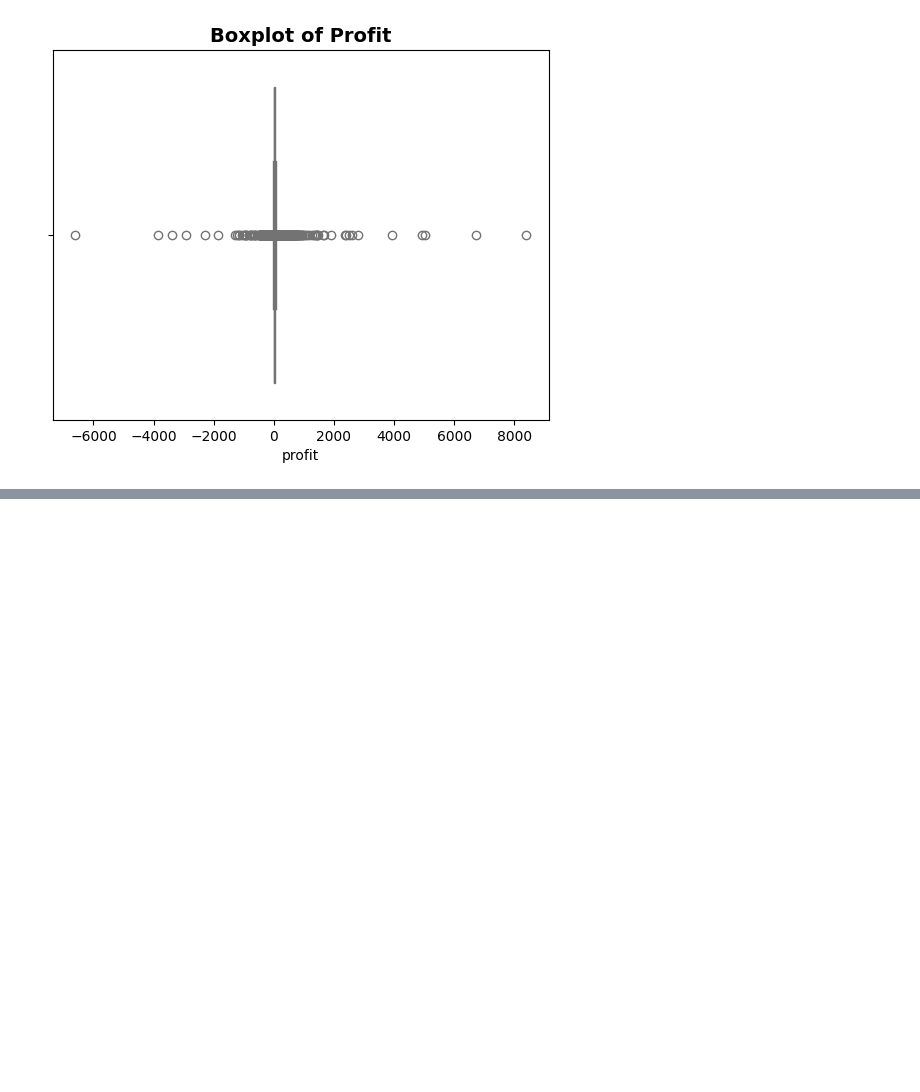
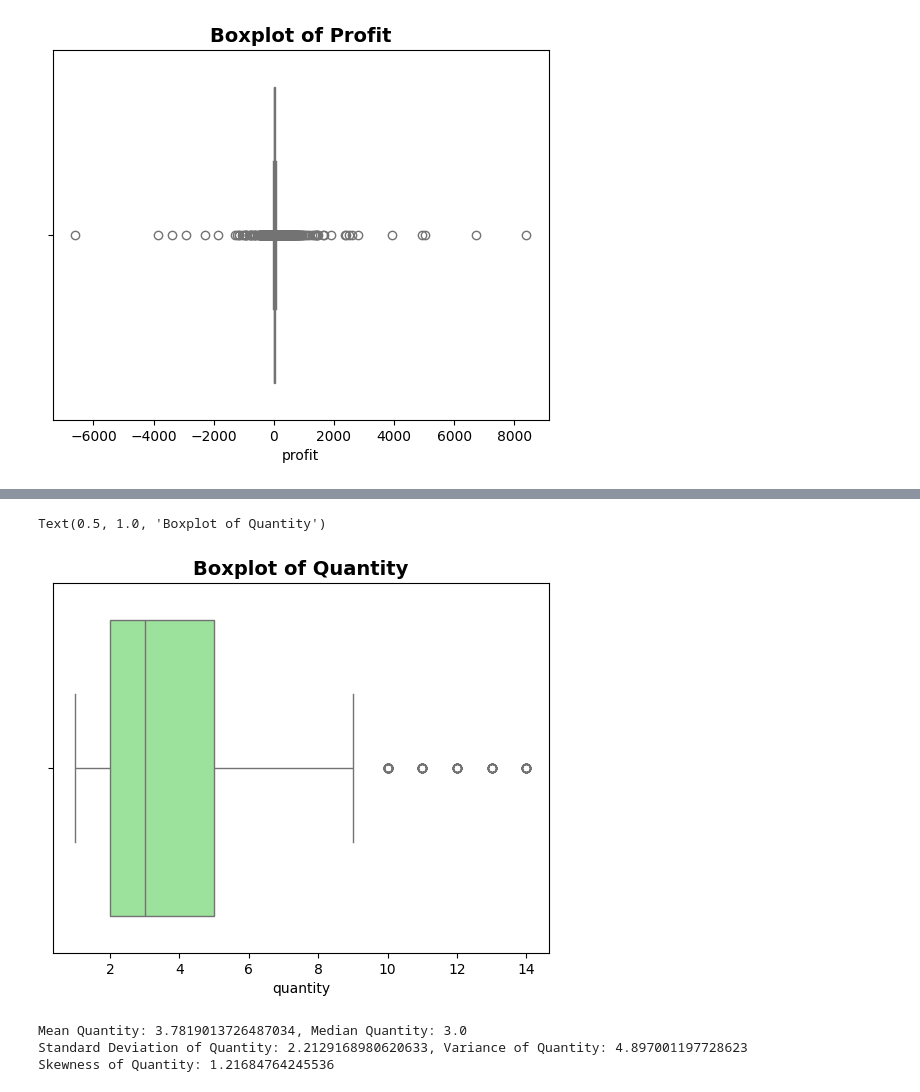
Before and after one commit to anish00ti/EDA-on-sales, a Jupyter notebook: notebook/understand_and_cleaning_data.ipynb, the cells around one changed output, grey strips where cells are left out. Drawn from its saved outputs; the diff is of its cells as text; code cells hidden in the pictures; blank space fills up the shorter version.

```diff
--- a/notebook/understand_and_cleaning_data.ipynb
+++ b/notebook/understand_and_cleaning_data.ipynb
@@ -313,0 +352,20 @@ Text(0.5, 1.0, 'Boxplot of Profit')
+# %%
+sns.boxplot(x=df['quantity'], color='lightgreen')
+plt.title("Boxplot of Quantity", fontsize=14, fontweight='bold')
+# %% [output]
+Text(0.5, 1.0, 'Boxplot of Quantity')
+[figure, added]
+# %%
+mean_quantity=df['quantity'].mean() # calcualte mean
+median_quantity=df['quantity'].median()
+print(f"Mean Quantity: {mean_quantity}, Median Quantity: {median_quantity}")
+std_quantity=df['quantity'].std()
+var_quantity=df['quantity'].var()
+print(f"Standard Deviation of Quantity: {std_quantity}, Variance of Quantity: {var_quantity}")
+
+skew_quantity=df['quantity'].skew()
+print(f"Skewness of Quantity: {skew_quantity}")
+# %% [output]
+Mean Quantity: 3.7819013726487034, Median Quantity: 3.0
+Standard Deviation of Quantity: 2.2129168980620633, Variance of Quantity: 4.897001197728623
+Skewness of Quantity: 1.21684764245536
```
Also changed, not shown: parts of 7 cells of this notebook.
